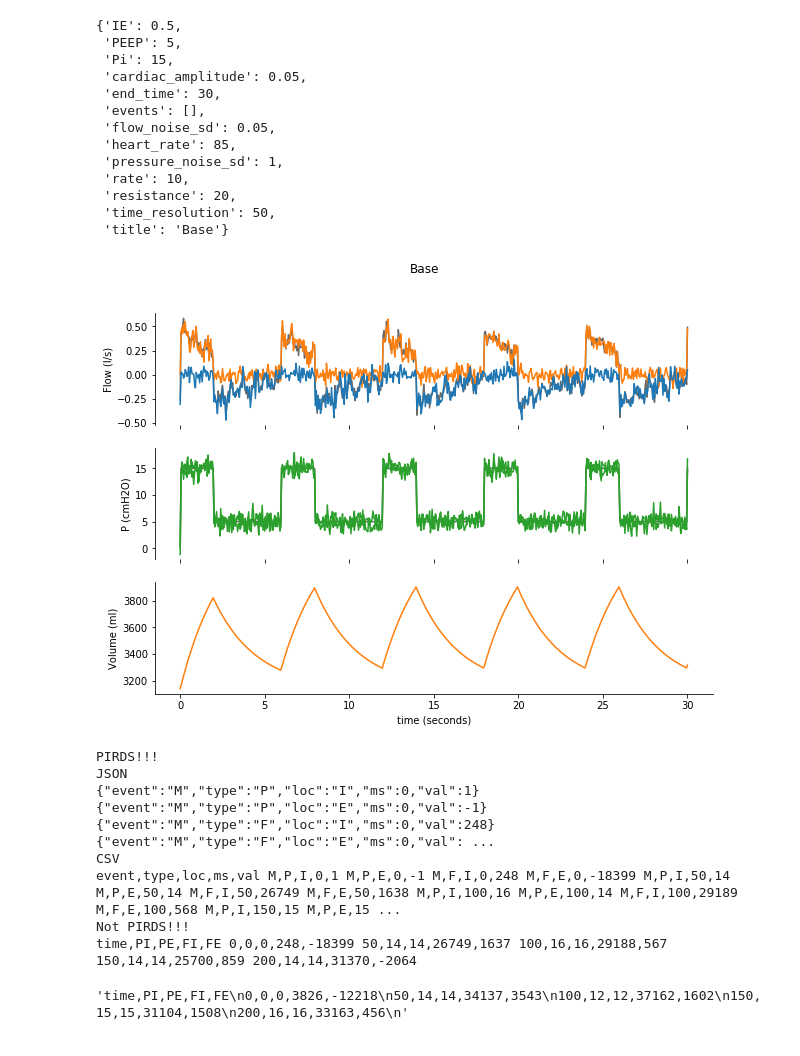
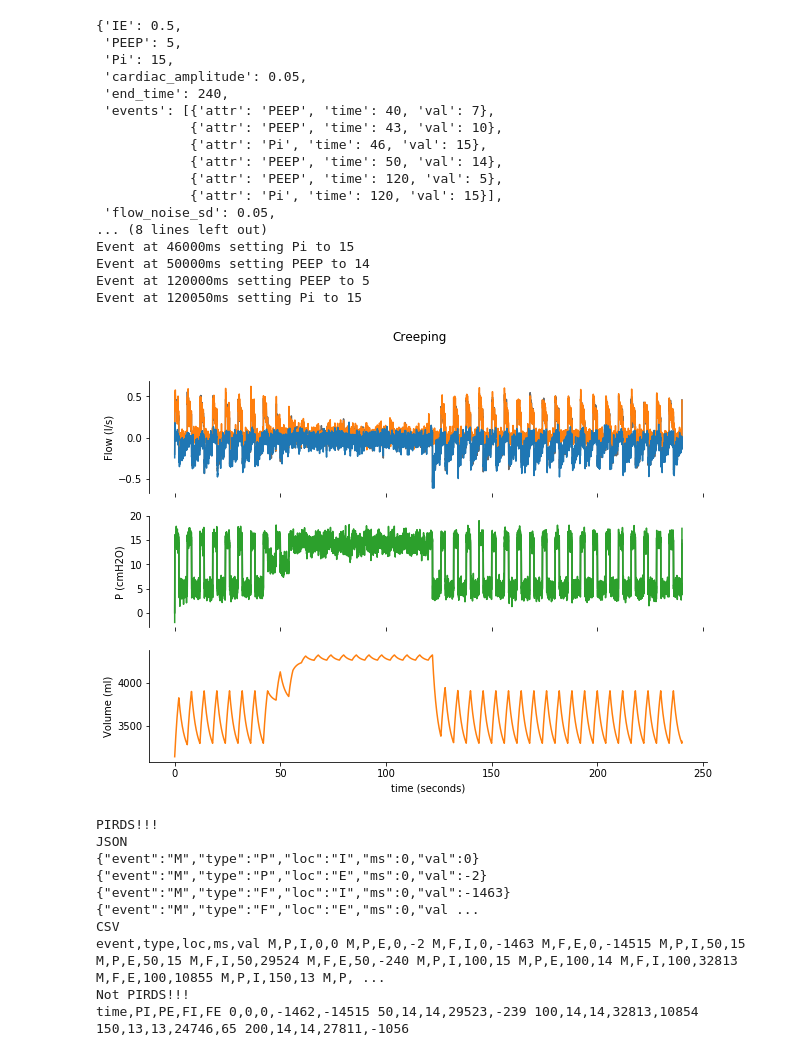
Before and after one commit to ErichBSchulz/lung, a Jupyter notebook: test_traces.ipynb, the cells around one changed output. Saved outputs shown, nothing was run; the diff lists cells and outputs as text; code cells hidden in the pictures.

```diff
--- a/test_traces.ipynb
+++ b/test_traces.ipynb
@@ -8,26 +10,34 @@ from IPython.display import display, HTML
 matplotlib.rcParams['figure.figsize'] = [10,7]
 pd.set_option('precision', 4)
-# %%
-### Testing PIRDS function:
-importlib.reload(tt)
-importlib.reload(simple)
-pdf = tt.run_and_output(tt.base_scenario)
-# %% [output]
-{'IE': 0.5,
- 'PEEP': 5,
- 'Pi': 15,
- 'cardiac_amplitude': 0.05,
- 'end_time': 30,
- 'events': [],
- 'flow_noise_sd': 0.05,
- 'heart_rate': 85,
- 'pressure_noise_sd': 1,
- 'rate': 10,
- 'resistance': 20,
- 'time_resolution': 50,
- 'title': 'Base'}
-[figure, removed]
+# %%
+# importlib.reload(tt)
+# importlib.reload(simple)
+scenarios = tt.scenarios(tt.badnesses)
+# A full list of scenarios:
+# pprint(scenarios.keys())
+scenario = scenarios['Creeping']
+sim = tt.run_and_output(scenario)
+# %% [output]
+{'IE': 0.5,
+ 'PEEP': 5,
+ 'Pi': 15,
+ 'cardiac_amplitude': 0.05,
+ 'end_time': 240,
+ 'events': [{'attr': 'PEEP', 'time': 40, 'val': 7},
+            {'attr': 'PEEP', 'time': 43, 'val': 10},
+            {'attr': 'Pi', 'time': 46, 'val': 15},
+            {'attr': 'PEEP', 'time': 50, 'val': 14},
+            {'attr': 'PEEP', 'time': 120, 'val': 5},
+            {'attr': 'Pi', 'time': 120, 'val': 15}],
+ 'flow_noise_sd': 0.05,
+... (8 lines left out)
+Event at 46000ms setting Pi to 15
+Event at 50000ms setting PEEP to 14
+Event at 120000ms setting PEEP to 5
+Event at 120050ms setting Pi to 15
+[figure, added]
 # %%
+### Testing PIRDS function:
 def not_pirds(df):
     d = df[['time','pressure_1', 'pressure_1', 'flow_i', 'flow_e']].copy()
     d.columns = ['time', 'PI', 'PE', 'FI', 'FE']
@@ -35,9 +45,9 @@ def not_pirds(df):
     d['FE'] *= simple.litres_per_second_to_ml_per_minute
     return d.astype(int)
 
-json = simple.df_to_PIRDS(pdf.head()).to_json(orient="records",lines=True)
-csv = simple.df_to_PIRDS(pdf.head()).to_csv(index=False)
-not_pirds_csv = not_pirds(pdf.head()).to_csv(index=False)
+json = simple.df_to_PIRDS(sim.head()).to_json(orient="records",lines=True)
+csv = simple.df_to_PIRDS(sim.head()).to_csv(index=False)
+not_pirds_csv = not_pirds(sim.head()).to_csv(index=False)
 
 html = f"""<h1>PIRDS!!!</h1><h2>JSON</h2><pre>{json}</pre><h2>CSV</h2><pre>{csv}</pre>
        <h1>Not PIRDS!!!</h1><pre>{not_pirds_csv}</pre>"""
@@ -46,12 +56,8 @@ display(HTML(html))
 # %% [output]
 PIRDS!!!
 JSON
-{"event":"M","type":"P","loc":"I","ms":0,"val":1} {"event":"M","type":"P","loc":"E","ms":0,"val":-1} {"event":"M","type":"F","loc":"I","ms":0,"val":248} {"event":"M","type":"F","loc":"E","ms":0,"val": ...
+{"event":"M","type":"P","loc":"I","ms":0,"val":0} {"event":"M","type":"P","loc":"E","ms":0,"val":-2} {"event":"M","type":"F","loc":"I","ms":0,"val":-1463} {"event":"M","type":"F","loc":"E","ms":0,"val ...
 CSV
-event,type,loc,ms,val M,P,I,0,1 M,P,E,0,-1 M,F,I,0,248 M,F,E,0,-18399 M,P,I,50,14 M,P,E,50,14 M,F,I,50,26749 M,F,E,50,1638 M,P,I,100,16 M,P,E,100,14 M,F,I,100,29189 M,F,E,100,568 M,P,I,150,15 M,P,E,15 ...
+event,type,loc,ms,val M,P,I,0,0 M,P,E,0,-2 M,F,I,0,-1463 M,F,E,0,-14515 M,P,I,50,15 M,P,E,50,15 M,F,I,50,29524 M,F,E,50,-240 M,P,I,100,15 M,P,E,100,14 M,F,I,100,32813 M,F,E,100,10855 M,P,I,150,13 M,P, ...
 Not PIRDS!!!
-time,PI,PE,FI,FE 0,0,0,248,-18399 50,14,14,26749,1637 100,16,16,29188,567 150,14,14,25700,859 200,14,14,31370,-2064
+time,PI,PE,FI,FE 0,0,0,-1462,-14515 50,14,14,29523,-239 100,14,14,32813,10854 150,13,13,24746,65 200,14,14,27811,-1056
-# %%
-not_pirds_csv
-# %% [output]
-'time,PI,PE,FI,FE\n0,0,0,3826,-12218\n50,14,14,34137,3543\n100,12,12,37162,1602\n150,15,15,31104,1508\n200,16,16,33163,456\n'
```
Also changed, not shown: parts of 3 cells of this notebook, 2 other files.
